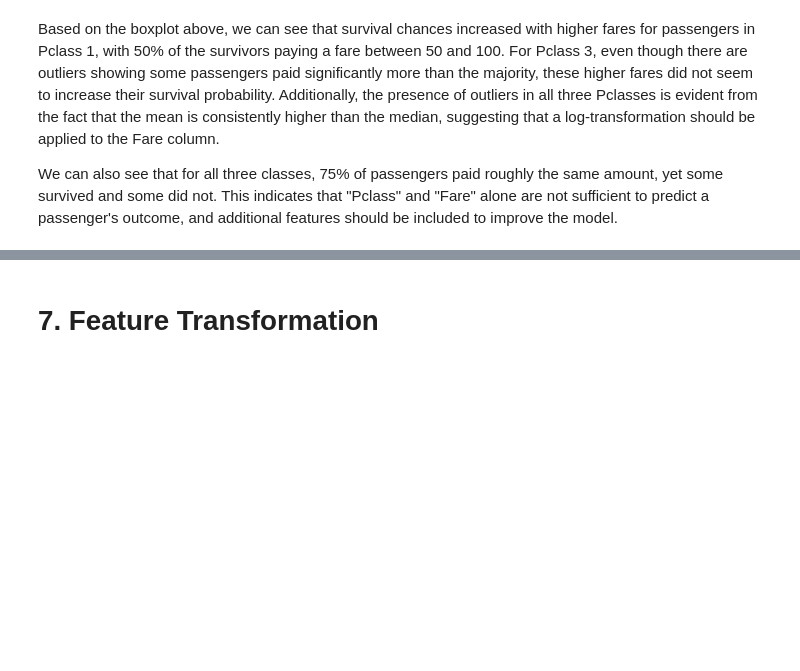
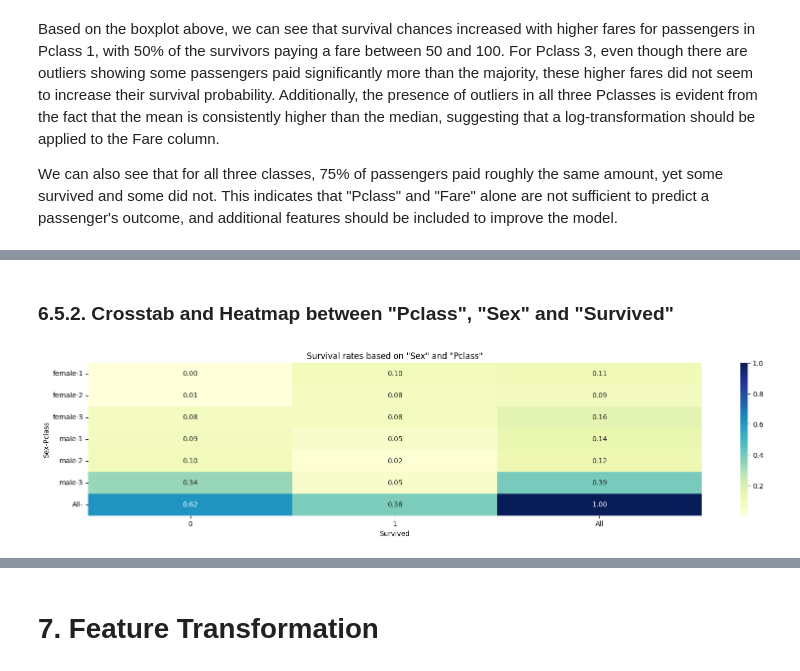
Before and after one commit to catalinm955/Titanic-ML, a Jupyter notebook: notebooks/01_EDA.ipynb, the cells around one changed output, grey strips where cells are left out. Saved outputs shown, nothing was run; the diff lists cells and outputs as text; code cells hidden in the pictures; blank space fills up the shorter version.

```diff
--- a/notebooks/01_EDA.ipynb
+++ b/notebooks/01_EDA.ipynb
@@ -632,0 +669,18 @@ We can also see that for all three classes, 75% of passengers paid roughly the s
+# %% [markdown]
+### 6.5.2. Crosstab and Heatmap between "Pclass", "Sex" and "Survived"
+# %%
+# Create crosstab
+ct = pd.crosstab(
+    index = [train_dataset_processed['Sex'], train_dataset_processed['Pclass']],
+    columns = train_dataset_processed['Survived'],
+    normalize = True,
+    margins = True
+)
+
+# Create heatmap based on crosstab
+plt.figure(figsize = (20, 4))
+sns.heatmap(ct, annot = True, fmt = ".2f", cmap = "YlGnBu")
+plt.title('Survival rates based on "Sex" and "Pclass"')
+plt.show()
+# %% [output]
+[figure, added]
```
Also changed, not shown: parts of 14 cells of this notebook, 1 other file.
